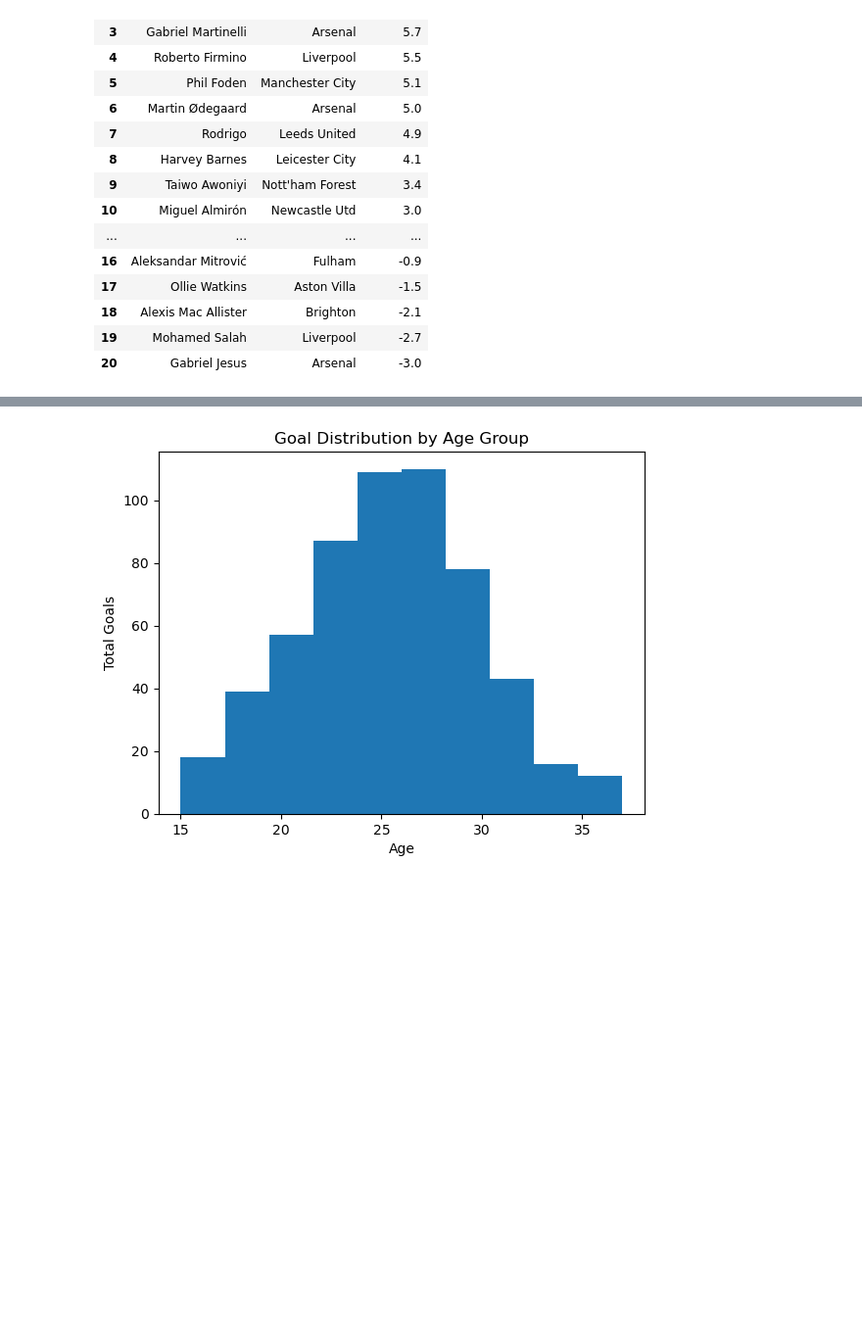
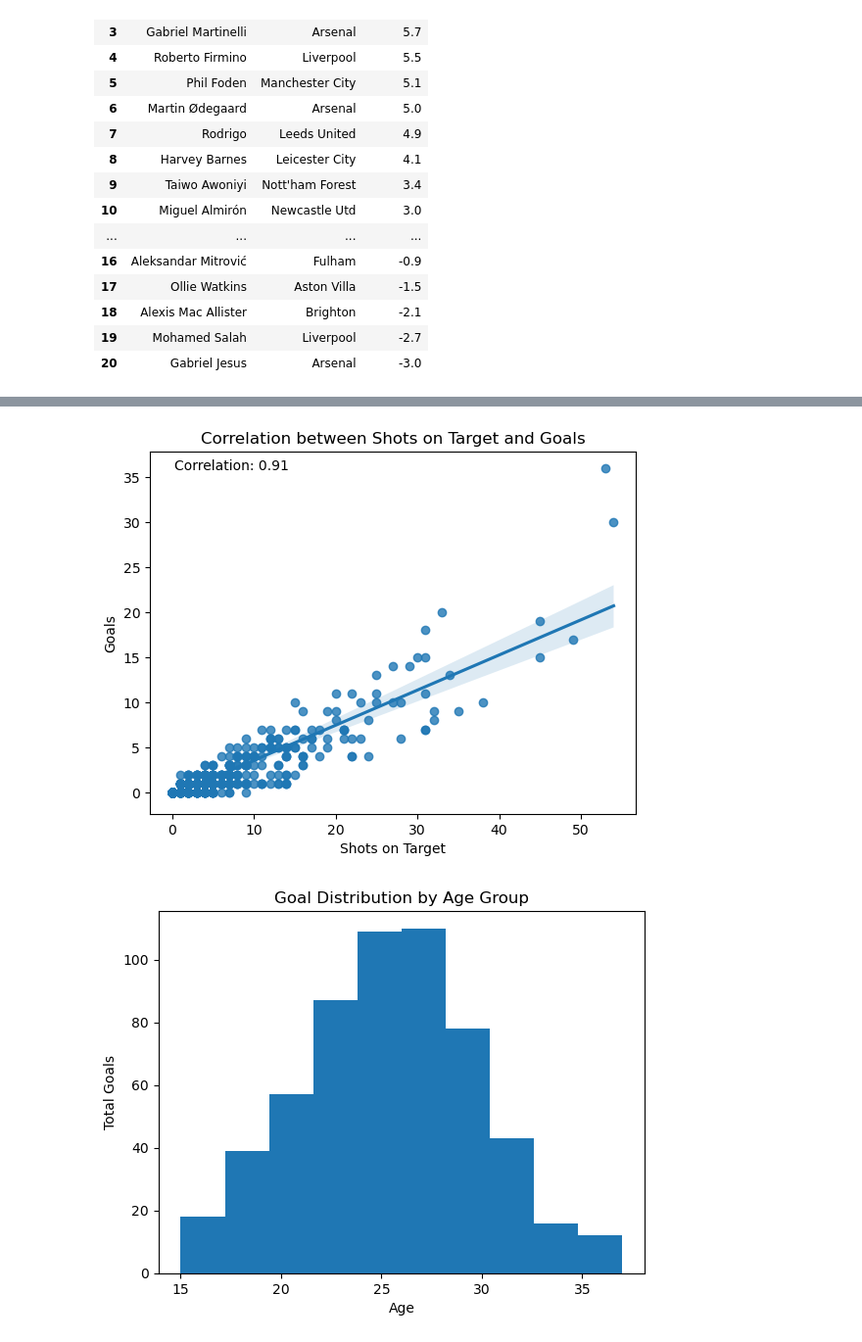
Before and after one commit to ayomidecole/Prem2022-23-data, a Jupyter notebook: 4_player_shooting_analysis.ipynb, the cells around one changed output, grey strips where cells are left out. Shown at 98% size. Cells and saved outputs as stored; diff of their text form; code cells hidden in the pictures; blank space fills up the shorter version.

```diff
--- a/4_player_shooting_analysis.ipynb
+++ b/4_player_shooting_analysis.ipynb
@@ -243,3 +216,23 @@ fig.show()
+# %%
+
+# Calculate the correlation
+correlation = player_shooting['Shot_On_Target'].corr(player_shooting['Goals'])
+
+# Plot the regression line with scatterplot
+sns.regplot(x='Shot_On_Target', y='Goals', data=player_shooting)
+
+# Add labels and title
+plt.xlabel('Shots on Target')
+plt.ylabel('Goals')
+plt.title('Correlation between Shots on Target and Goals')
+
+# Add correlation text to the plot
+plt.text(0.05, 0.95, f'Correlation: {correlation:.2f}', transform=plt.gca().transAxes)
+
+# Show the plot
+plt.show()
+# %% [output]
+[figure, added]
 # %%
 Age_group=player_shooting.groupby(by='Age')['Goals'].sum().reset_index() #shouout okoli
 Age_group.rename(columns={'Goals':'Total Goals'},inplace=True)
```
Also changed, not shown: parts of 3 cells of this notebook, 2 other files.
